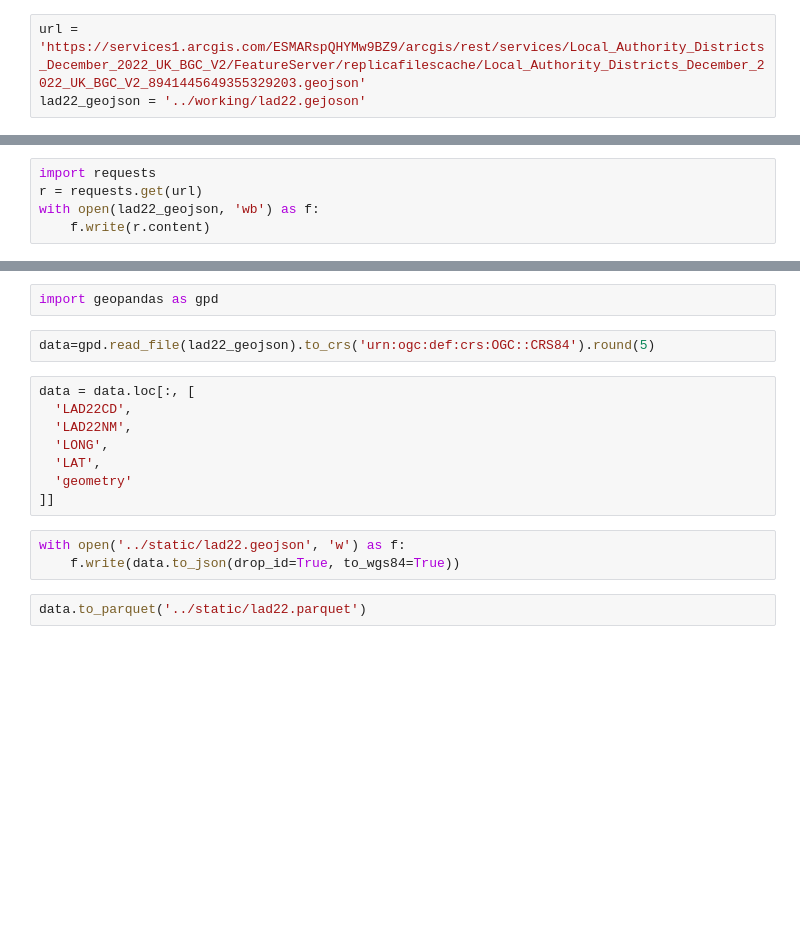
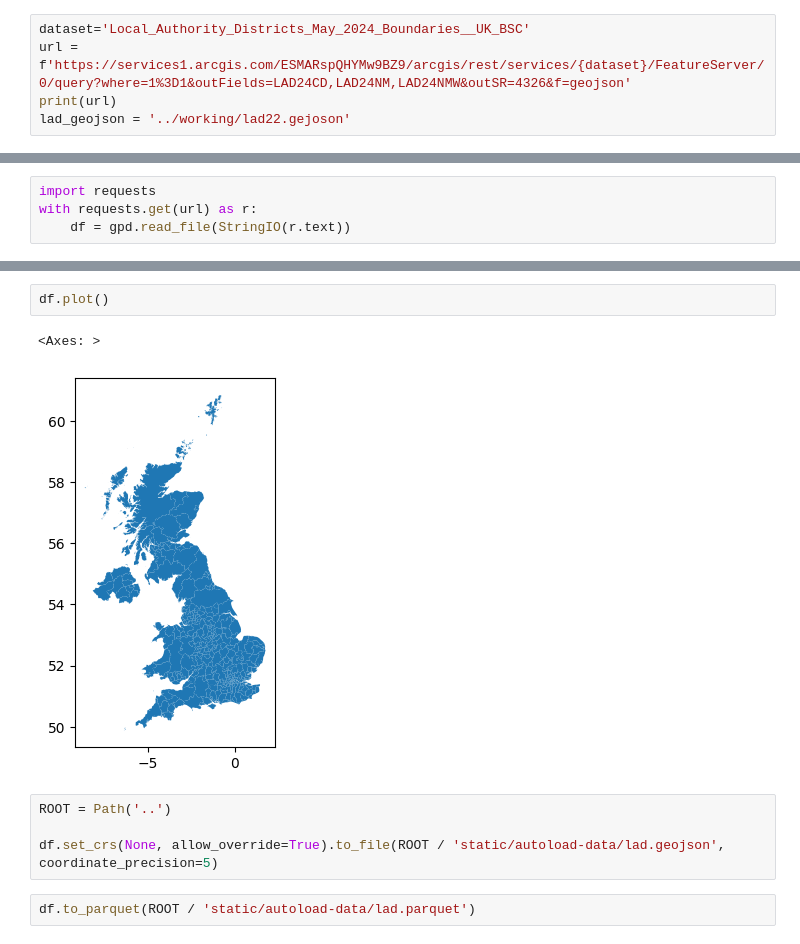
Before and after one commit to dringtech/social-value-data-explorer, a Jupyter notebook: pipeline/geo.ipynb, the cells around one changed output, grey strips where cells are left out. Cells and saved outputs as stored; diff of their text form; blank space fills up the shorter version.

```diff
--- a/pipeline/geo.ipynb
+++ b/pipeline/geo.ipynb
@@ -1,3 +5,5 @@
 # %%
-url = 'https://services1.arcgis.com/ESMARspQHYMw9BZ9/arcgis/rest/services/Local_Authority_Districts_December_2022_UK_BGC_V2/FeatureServer/replicafilescache/Local_Authority_Districts_December_2022_UK_BGC_V2_8941445649355329203.geojson'
-lad22_geojson = '../working/lad22.gejoson'
+dataset='Local_Authority_Districts_May_2024_Boundaries__UK_BSC'
+url = f'https://services1.arcgis.com/ESMARspQHYMw9BZ9/arcgis/rest/services/{dataset}/FeatureServer/0/query?where=1%3D1&outFields=LAD24CD,LAD24NM,LAD24NMW&outSR=4326&f=geojson'
+print(url)
+lad_geojson = '../working/lad22.gejoson'
@@ -4,5 +12,4 @@ lad22_geojson = '../working/lad22.gejoson'
 # %%
 import requests
-r = requests.get(url)
-with open(lad22_geojson, 'wb') as f:
-    f.write(r.content)
+with requests.get(url) as r:
+    df = gpd.read_file(StringIO(r.text))
@@ -9,17 +30,11 @@ with open(lad22_geojson, 'wb') as f:
-# %%
-import geopandas as gpd
-# %%
-data=gpd.read_file(lad22_geojson).to_crs('urn:ogc:def:crs:OGC::CRS84').round(5)
-# %%
-data = data.loc[:, [
-  'LAD22CD',
-  'LAD22NM',
-  'LONG',
-  'LAT',
-  'geometry'
-]]
-# %%
-with open('../static/lad22.geojson', 'w') as f:
-    f.write(data.to_json(drop_id=True, to_wgs84=True))
+# %%
+df.plot()
+# %% [output]
+<Axes: >
+[figure, added]
+# %%
+ROOT = Path('..')
+
+df.set_crs(None, allow_override=True).to_file(ROOT / 'static/autoload-data/lad.geojson', coordinate_precision=5)
 # %%
-data.to_parquet('../static/lad22.parquet')
+df.to_parquet(ROOT / 'static/autoload-data/lad.parquet')
```
Also changed, not shown: parts of 3 cells of this notebook, 7 other files.
